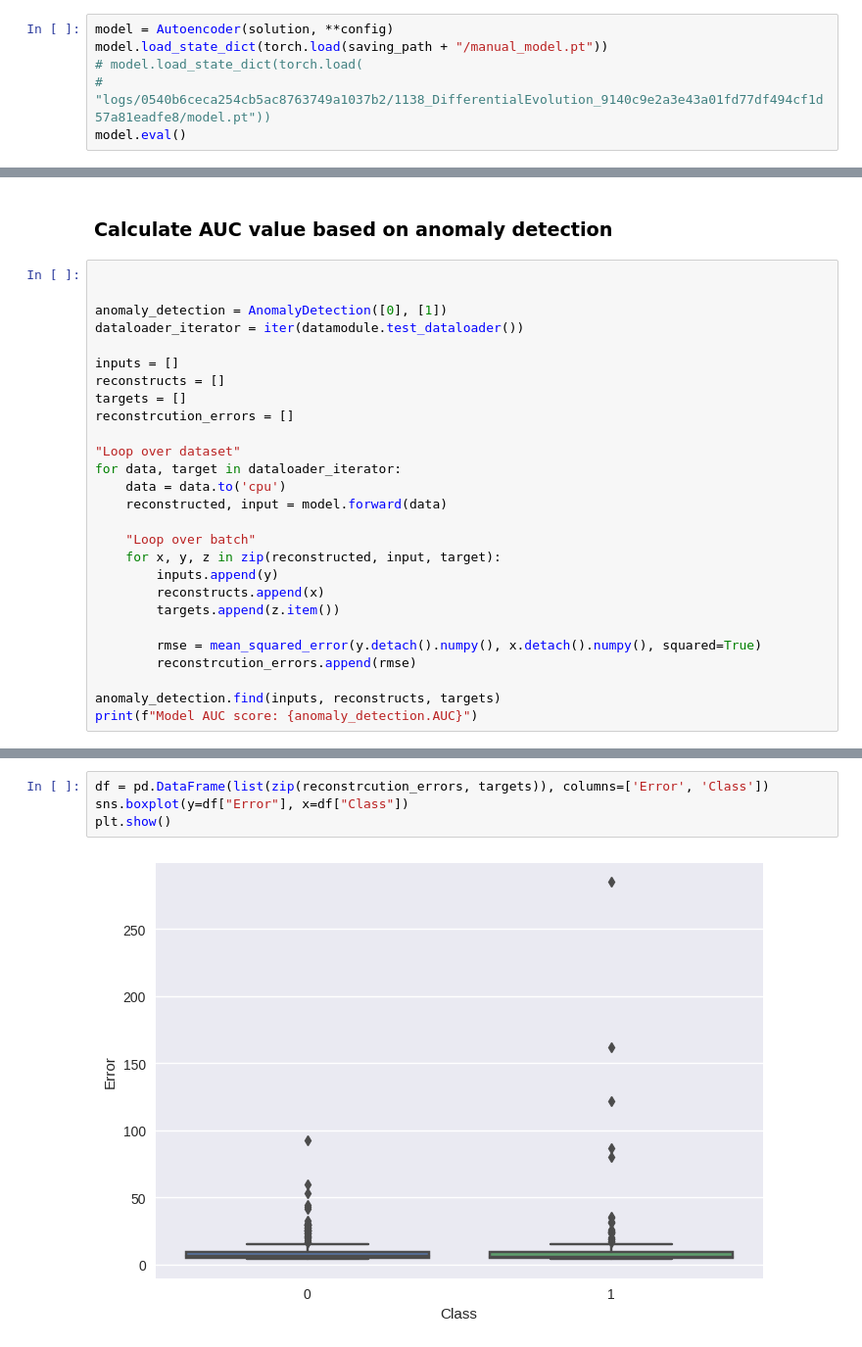
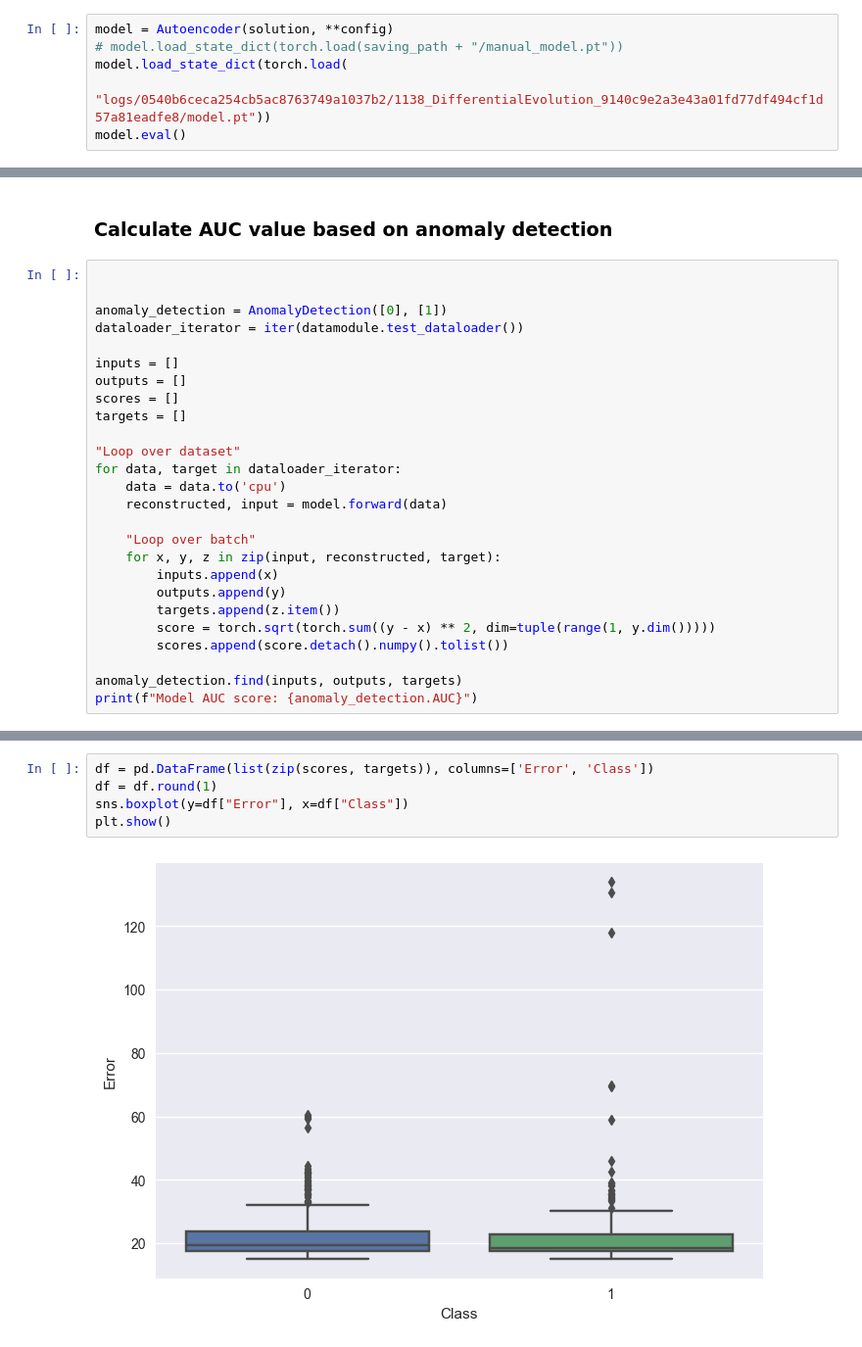
Before and after one commit to SasoPavlic/NiaNetAD, a Jupyter notebook: analyse.ipynb, the cells around one changed output, grey strips where cells are left out. Shown at 98% size. Cells and saved outputs as stored; diff of their text form.

```diff
--- a/analyse.ipynb
+++ b/analyse.ipynb
@@ -168,9 +152,9 @@ Training end: 17:56:22-27/11/2022
 Load model from file
 # %%
 model = Autoencoder(solution, **config)
-model.load_state_dict(torch.load(saving_path + "/manual_model.pt"))
-# model.load_state_dict(torch.load(
-#     "logs/0540b6ceca254cb5ac8763749a1037b2/1138_DifferentialEvolution_9140c9e2a3e43a01fd77df494cf1d57a81eadfe8/model.pt"))
+# model.load_state_dict(torch.load(saving_path + "/manual_model.pt"))
+model.load_state_dict(torch.load(
+    "logs/0540b6ceca254cb5ac8763749a1037b2/1138_DifferentialEvolution_9140c9e2a3e43a01fd77df494cf1d57a81eadfe8/model.pt"))
 model.eval()
 # %% [output]
 +------------------------------------------+---------------+-----------------+-------------+-----------------------+-------------+--------------------+----------------+-----------------+-------------- ...
@@ -216,9 +200,9 @@ anomaly_detection = AnomalyDetection([0], [1])
 dataloader_iterator = iter(datamodule.test_dataloader())
 
 inputs = []
-reconstructs = []
+outputs = []
+scores = []
 targets = []
-reconstrcution_errors = []
 
 "Loop over dataset"
 for data, target in dataloader_iterator:
@@ -226,14 +210,13 @@ for data, target in dataloader_iterator:
     reconstructed, input = model.forward(data)
 
     "Loop over batch"
-    for x, y, z in zip(reconstructed, input, target):
-        inputs.append(y)
-        reconstructs.append(x)
+    for x, y, z in zip(input, reconstructed, target):
+        inputs.append(x)
+        outputs.append(y)
         targets.append(z.item())
+        score = torch.sqrt(torch.sum((y - x) ** 2, dim=tuple(range(1, y.dim()))))
+        scores.append(score.detach().numpy().tolist())
 
-        rmse = mean_squared_error(y.detach().numpy(), x.detach().numpy(), squared=True)
-        reconstrcution_errors.append(rmse)
-
-anomaly_detection.find(inputs, reconstructs, targets)
+anomaly_detection.find(inputs, outputs, targets)
 print(f"Model AUC score: {anomaly_detection.AUC}")
 # %% [output]
@@ -292,9 +274,10 @@ plt.show()
 # %%
-df = pd.DataFrame(list(zip(reconstrcution_errors, targets)), columns=['Error', 'Class'])
+df = pd.DataFrame(list(zip(scores, targets)), columns=['Error', 'Class'])
+df = df.round(1)
 sns.boxplot(y=df["Error"], x=df["Class"])
 plt.show()
 # %% [output]
-[figure, old version]
+[figure, new version]
 # %%
 sns.violinplot(y=df["Error"], x=df["Class"], kind="kde")
 plt.show()
```
Also changed, not shown: parts of 19 cells of this notebook, 3 other files.
